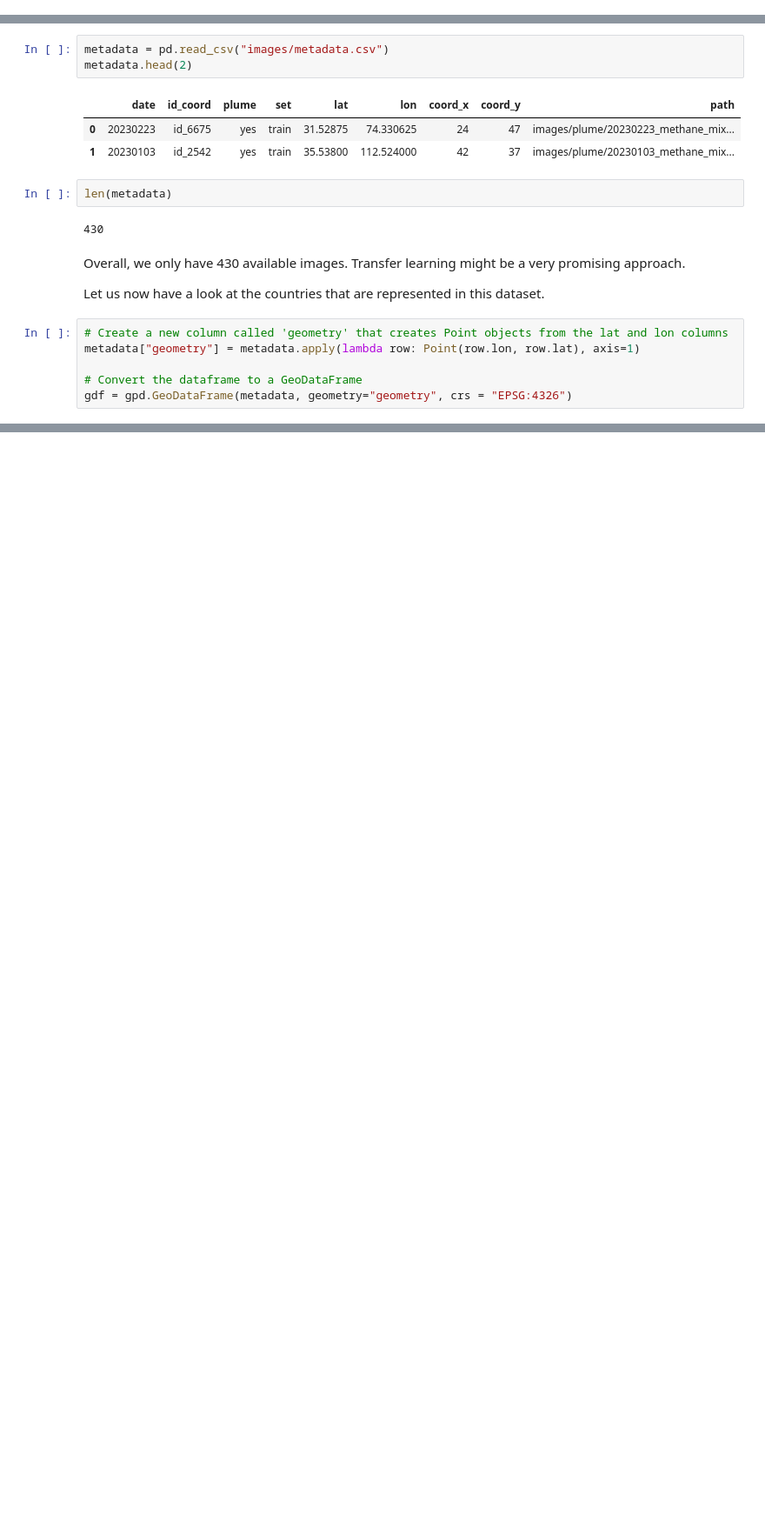
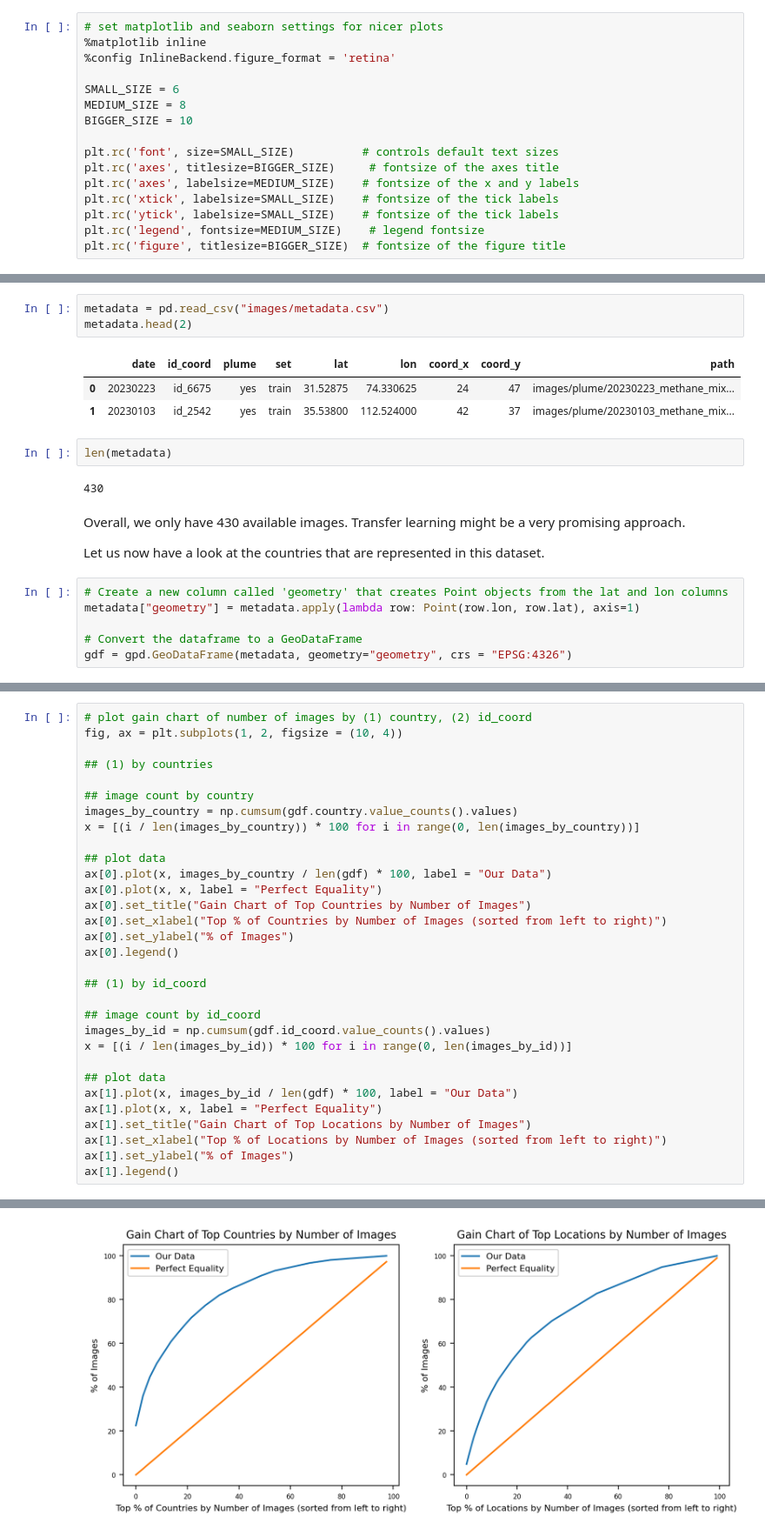
Before and after one commit to adel-R/QB-AI-for-Good, a Jupyter notebook: 0_Data Analysis.ipynb, the cells around one changed output, grey strips where cells are left out. Shown: that part at 87% size. Drawn from its saved outputs; the diff is of its cells as text; blank space fills up the shorter version.

```diff
--- a/0_Data Analysis.ipynb
+++ b/0_Data Analysis.ipynb
@@ -29,3 +34,19 @@ import pycountry
+# %%
+# set matplotlib and seaborn settings for nicer plots
+%matplotlib inline
+%config InlineBackend.figure_format = 'retina'
+
+SMALL_SIZE = 6
+MEDIUM_SIZE = 8
+BIGGER_SIZE = 10
+
+plt.rc('font', size=SMALL_SIZE)          # controls default text sizes
+plt.rc('axes', titlesize=BIGGER_SIZE)     # fontsize of the axes title
+plt.rc('axes', labelsize=MEDIUM_SIZE)    # fontsize of the x and y labels
+plt.rc('xtick', labelsize=SMALL_SIZE)    # fontsize of the tick labels
+plt.rc('ytick', labelsize=SMALL_SIZE)    # fontsize of the tick labels
+plt.rc('legend', fontsize=MEDIUM_SIZE)    # legend fontsize
+plt.rc('figure', titlesize=BIGGER_SIZE)  # fontsize of the figure title
 # %% [markdown]
 ### 2. Load Data
 # %%
@@ -121,0 +216,32 @@ map
+# %%
+# plot gain chart of number of images by (1) country, (2) id_coord
+fig, ax = plt.subplots(1, 2, figsize = (10, 4))
+
+## (1) by countries
+
+## image count by country
+images_by_country = np.cumsum(gdf.country.value_counts().values)
+x = [(i / len(images_by_country)) * 100 for i in range(0, len(images_by_country))]
+
+## plot data
+ax[0].plot(x, images_by_country / len(gdf) * 100, label = "Our Data")
+ax[0].plot(x, x, label = "Perfect Equality")
+ax[0].set_title("Gain Chart of Top Countries by Number of Images")
+ax[0].set_xlabel("Top % of Countries by Number of Images (sorted from left to right)")
+ax[0].set_ylabel("% of Images")
+ax[0].legend()
+
+## (1) by id_coord
+
+## image count by id_coord
+images_by_id = np.cumsum(gdf.id_coord.value_counts().values)
+x = [(i / len(images_by_id)) * 100 for i in range(0, len(images_by_id))]
+
+## plot data
+ax[1].plot(x, images_by_id / len(gdf) * 100, label = "Our Data")
+ax[1].plot(x, x, label = "Perfect Equality")
+ax[1].set_title("Gain Chart of Top Locations by Number of Images")
+ax[1].set_xlabel("Top % of Locations by Number of Images (sorted from left to right)")
+ax[1].set_ylabel("% of Images")
+ax[1].legend()
+# %% [output]
@@ -121,0 +249 @@ map
+[figure, added]
```
Also changed, not shown: parts of 5 cells of this notebook, 7 other files.
